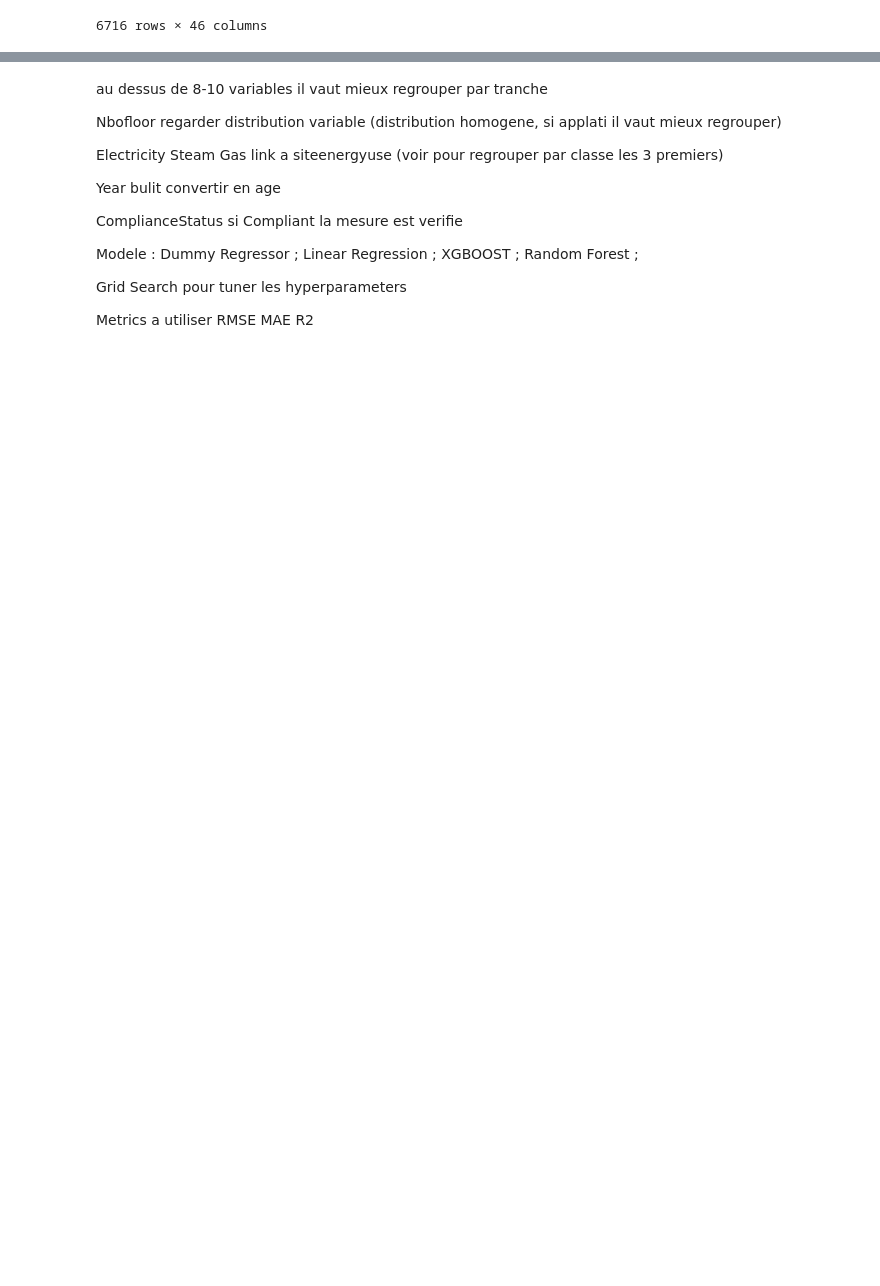
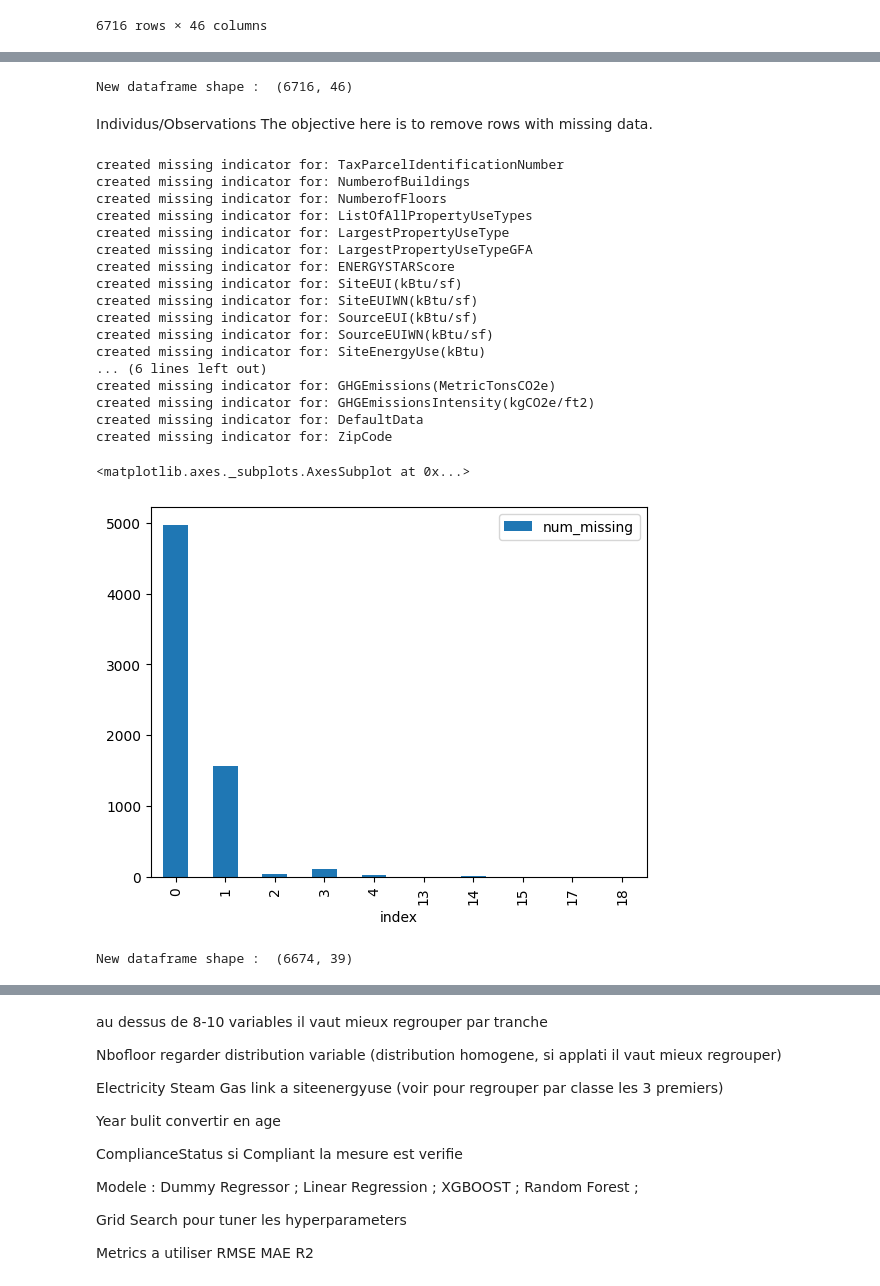
Before and after one commit to mariusbiteau/Buildings_Electrical-Consumption_CO2-Emissions_Prediction, a Jupyter notebook: Buildings_Electrical_Consumption_CO2_Emissions_Prediction.ipynb, the cells around one changed output, grey strips where cells are left out. Saved outputs shown, nothing was run; the diff lists cells and outputs as text; code cells hidden in the pictures; blank space fills up the shorter version.

```diff
--- a/Buildings_Electrical_Consumption_CO2_Emissions_Prediction.ipynb
+++ b/Buildings_Electrical_Consumption_CO2_Emissions_Prediction.ipynb
@@ -253,0 +346,52 @@ df
+# %%
+df2 = df[df.columns[df.isnull().mean() < 0.5]]
+print("New dataframe shape : ", df.shape)
+# %% [output]
+New dataframe shape :  (6716, 46)
+# %% [markdown]
+Individus/Observations
+The objective here is to remove rows with missing data.
+# %%
+df_miss = df2.copy()
+
+# first create missing indicator for features with missing data
+for col in df_miss.columns:
+    missing = df_miss[col].isnull()
+    num_missing = np.sum(missing)
+
+    if num_missing > 0:
+        print('created missing indicator for: {}'.format(col))
+        df_miss['{}_ismissing'.format(col)] = missing
+
+# then based on the indicator, plot the histogram of missing values
+ismissing_cols = [col for col in df_miss.columns if 'ismissing' in col]
+df_miss['num_missing'] = df_miss[ismissing_cols].sum(axis=1)
+
+#fig, ax = plt.subplots(figsize=(20,10))
+df_miss['num_missing'].value_counts().reset_index().sort_values(by='index').plot.bar(x='index', y='num_missing')
+# %% [output]
+created missing indicator for: TaxParcelIdentificationNumber
+created missing indicator for: NumberofBuildings
+created missing indicator for: NumberofFloors
+created missing indicator for: ListOfAllPropertyUseTypes
+created missing indicator for: LargestPropertyUseType
+created missing indicator for: LargestPropertyUseTypeGFA
+created missing indicator for: ENERGYSTARScore
+created missing indicator for: SiteEUI(kBtu/sf)
+created missing indicator for: SiteEUIWN(kBtu/sf)
+created missing indicator for: SourceEUI(kBtu/sf)
+created missing indicator for: SourceEUIWN(kBtu/sf)
+created missing indicator for: SiteEnergyUse(kBtu)
+... (6 lines left out)
+created missing indicator for: GHGEmissions(MetricTonsCO2e)
+created missing indicator for: GHGEmissionsIntensity(kgCO2e/ft2)
+created missing indicator for: DefaultData
+created missing indicator for: ZipCode
+<matplotlib.axes._subplots.AxesSubplot at 0x...>
+[figure, added]
+# %%
+ind_missing = df_miss[df_miss['num_missing'] > 3].index
+df2 = df2.drop(ind_missing, axis=0)
+print("New dataframe shape : ", df2.shape)
+# %% [output]
+New dataframe shape :  (6674, 39)
```
Also changed, not shown: parts of 41 cells of this notebook.
